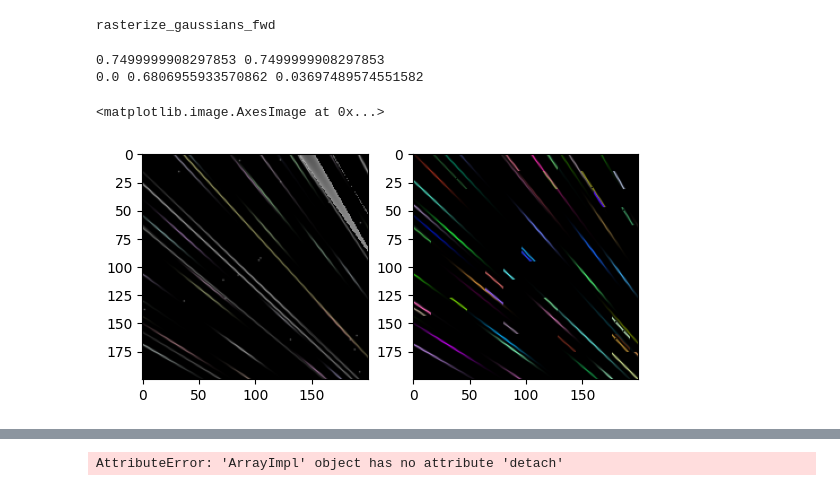
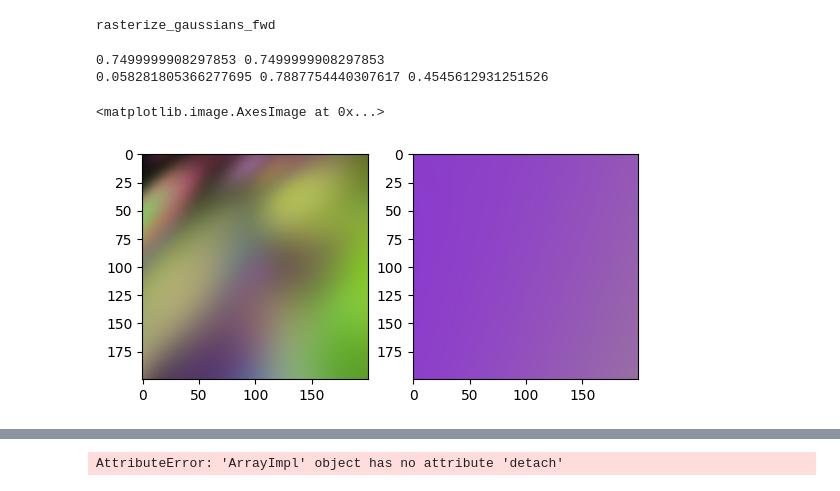
Before and after one commit to graphdeco-inria/diff-gaussian-rasterization, a Jupyter notebook: validate_torch_minimal.ipynb, the cells around one changed output, grey strips where cells are left out. Saved outputs shown, nothing was run; the diff lists cells and outputs as text; code cells hidden in the pictures.

```diff
--- a/validate_torch_minimal.ipynb
+++ b/validate_torch_minimal.ipynb
@@ -250,7 +250,7 @@ N = 100
 means3D = torch.tensor(torch.rand((N,3))-0.5 + torch.tensor([0.0, 0.0, 1.0]), requires_grad=True, device=device)
 means2D = torch.zeros_like(means3D, dtype=means3D.dtype, requires_grad=True, device="cuda") + 0
 opacity = torch.sigmoid(torch.tensor(torch.ones((N,1)), requires_grad=True, device=device))
-colors_precomp_gt = torch.tensor(torch.rand((N,3)), requires_grad=True, device=device).detach()
+colors_precomp = torch.tensor(torch.rand((N,3)), requires_grad=True, device=device).detach()
 shs = torch.tensor(torch.rand((N,3)), requires_grad=True, device=device).detach()
 scales = torch.exp(torch.tensor(-8.0 * torch.ones((N,3)), requires_grad=True, device=device))
 rotations = torch.tensor(-10.0 * torch.ones((N,4)), requires_grad=True, device=device)
@@ -287,12 +287,11 @@ rasterizer = GaussianRasterizer(raster_settings=raster_settings)
 color,radii = rasterizer(
     means3D = means3D,
     means2D = means2D,
-    shs = shs,
-    colors_precomp = None,
+    colors_precomp = colors_precomp,
     opacities = opacity,
-    # scales = scales,
-    # rotations = rotations,
-    cov3D_precomp=cov3D_precomp
+    scales = scales,
+    rotations = rotations,
+    # cov3D_precomp=cov3D_precomp
 )
 # print(colors_precomp_gt)
 print(color.min().item(), color.max().item(), color.mean().item())
@@ -313,8 +312,8 @@ import jax.numpy as jnp
 bg = jnp.zeros(3)
 means3D = torch_to_jax(means3D)
 N = means3D.shape[0]
-colors_precomp = torch_to_jax(colors_precomp_gt)
-opacities = jnp.ones((N,1))
+colors_precomp = torch_to_jax(colors_precomp)
+opacities = torch_to_jax(opacity)
 scales = torch_to_jax(scales)
 rotations = torch_to_jax(rotations)
 cov3D_precomp = torch_to_jax(cov3D_precomp)
@@ -323,32 +322,32 @@ viewmatrix = torch_to_jax(view_matrix)
 projmatrix = torch_to_jax(projmatrix)
 tanfovx, tanfovy = 0.7499999908297853, 0.7499999908297853
 image_height = int(intrinsics.height)
 image_width = int(intrinsics.width)
 sh_degree = 0
 campos = jnp.zeros(3)
 image_empty = jnp.zeros((image_height, image_width, 3))
 
 color = primitive.bind(
             bg,
             means3D,
             colors_precomp,
             opacities,
             scales * 10.0,
             rotations,
             cov3D_precomp,
             viewmatrix,
             projmatrix,
             shs,
             campos,
             image_empty,
             tanfovx, tanfovy, image_height, image_width,  sh_degree
 )[1]
 
 fig, (ax1, ax2) = plt.subplots(1, 2)
 ax1.imshow(torch.permute(color_gt, (1,2,0)).cpu().detach().numpy()[...,:3])
 ax2.imshow(jnp.transpose(color, (1,2,0))[...,:3])
 # %% [output]
 0.7499999908297853 0.7499999908297853
-0.0 0.6806955933570862 0.03697489574551582
+0.058281805366277695 0.7887754440307617 0.4545612931251526
 <matplotlib.image.AxesImage at 0x...>
-[figure, old version]
+[figure, new version]
```
Also changed, not shown: parts of 4 cells of this notebook, 1 other file.
